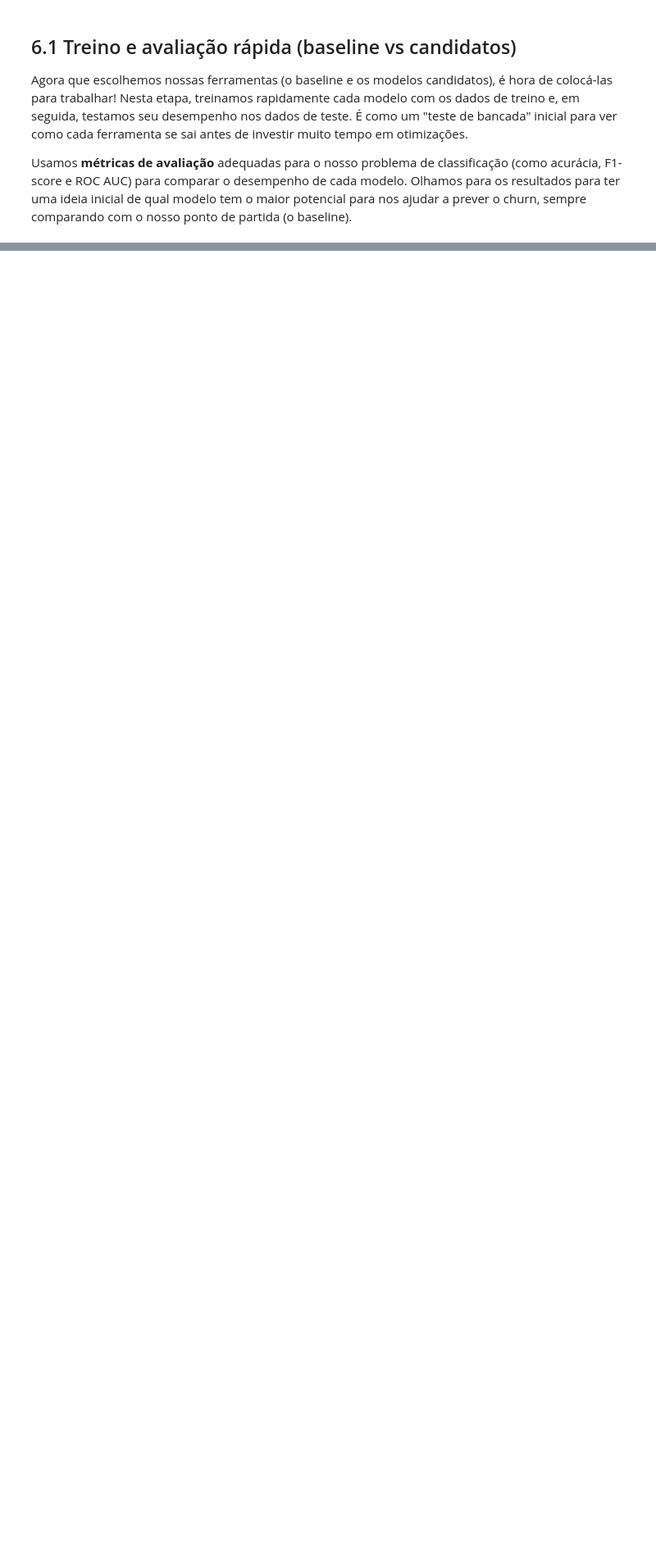
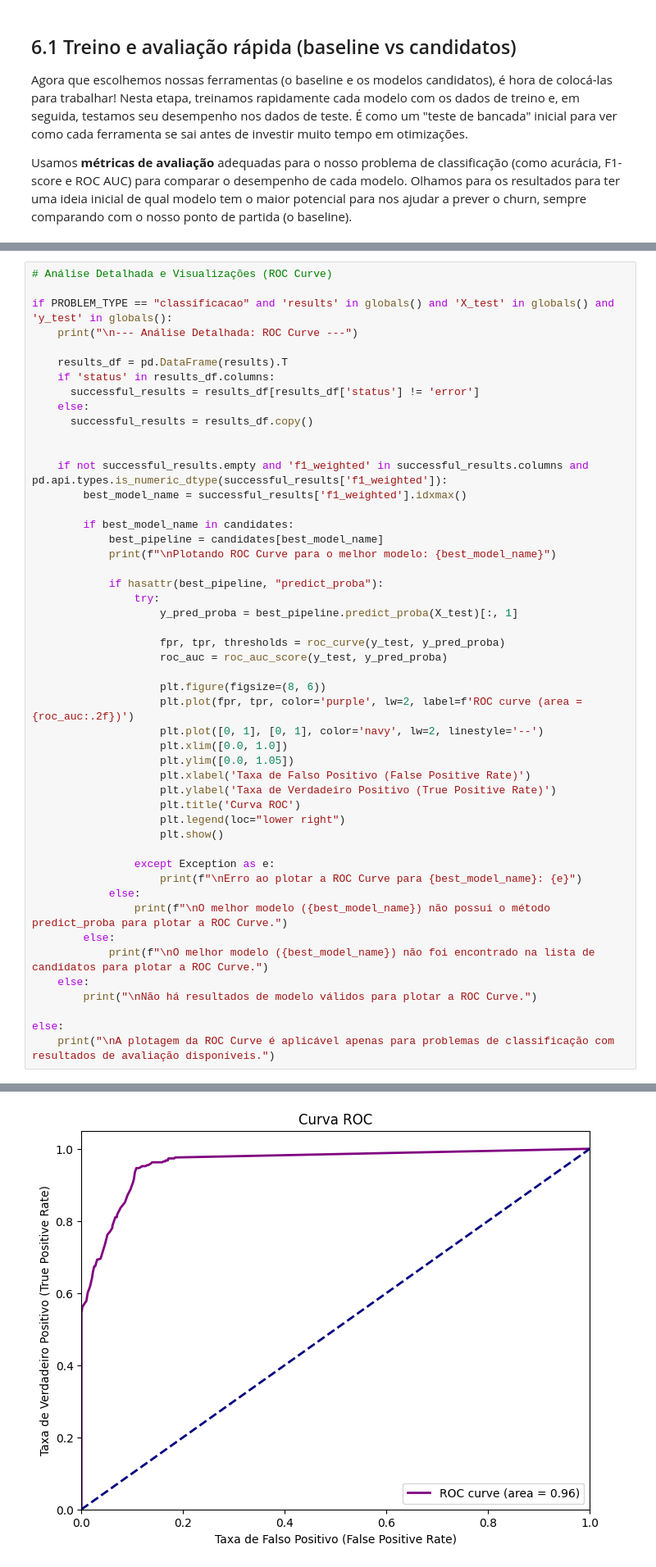
Before and after one commit to SpeedofLight007/churn-explorer_MLencoded, a Jupyter notebook: MVP_Churn_Explorer_2_ML_encoded.ipynb, the cells around one changed output, grey strips where cells are left out. Shown at 82% size. Saved outputs shown, nothing was run; the diff lists cells and outputs as text; blank space fills up the shorter version.

```diff
--- a/MVP_Churn_Explorer_2_ML_encoded.ipynb
+++ b/MVP_Churn_Explorer_2_ML_encoded.ipynb
@@ -877,0 +905,50 @@ Training and evaluating: RandomForest
+# %%
+# Análise Detalhada e Visualizações (ROC Curve)
+
+if PROBLEM_TYPE == "classificacao" and 'results' in globals() and 'X_test' in globals() and 'y_test' in globals():
+    print("\n--- Análise Detalhada: ROC Curve ---")
+
+    results_df = pd.DataFrame(results).T
+    if 'status' in results_df.columns:
+      successful_results = results_df[results_df['status'] != 'error']
+    else:
+      successful_results = results_df.copy()
+
+
+    if not successful_results.empty and 'f1_weighted' in successful_results.columns and pd.api.types.is_numeric_dtype(successful_results['f1_weighted']):
+        best_model_name = successful_results['f1_weighted'].idxmax()
+
+        if best_model_name in candidates:
+            best_pipeline = candidates[best_model_name]
+            print(f"\nPlotando ROC Curve para o melhor modelo: {best_model_name}")
+
+            if hasattr(best_pipeline, "predict_proba"):
+                try:
+                    y_pred_proba = best_pipeline.predict_proba(X_test)[:, 1]
+
+                    fpr, tpr, thresholds = roc_curve(y_test, y_pred_proba)
+                    roc_auc = roc_auc_score(y_test, y_pred_proba)
+
+                    plt.figure(figsize=(8, 6))
+                    plt.plot(fpr, tpr, color='purple', lw=2, label=f'ROC curve (area = {roc_auc:.2f})')
+                    plt.plot([0, 1], [0, 1], color='navy', lw=2, linestyle='--')
+                    plt.xlim([0.0, 1.0])
+                    plt.ylim([0.0, 1.05])
+                    plt.xlabel('Taxa de Falso Positivo (False Positive Rate)')
+                    plt.ylabel('Taxa de Verdadeiro Positivo (True Positive Rate)')
+                    plt.title('Curva ROC')
+                    plt.legend(loc="lower right")
+                    plt.show()
+
+                except Exception as e:
+                    print(f"\nErro ao plotar a ROC Curve para {best_model_name}: {e}")
+            else:
+                print(f"\nO melhor modelo ({best_model_name}) não possui o método predict_proba para plotar a ROC Curve.")
+        else:
+            print(f"\nO melhor modelo ({best_model_name}) não foi encontrado na lista de candidatos para plotar a ROC Curve.")
+    else:
+        print("\nNão há resultados de modelo válidos para plotar a ROC Curve.")
+
+else:
+    print("\nA plotagem da ROC Curve é aplicável apenas para problemas de classificação com resultados de avaliação disponíveis.")
+# %% [output]
@@ -878,3 +958,4 @@ Training and evaluating: RandomForest
+[figure, added]
 # %% [markdown]
 ## 7. Validação e Otimização de Hiperparâmetros
 
```
Also changed, not shown: parts of 6 cells of this notebook.
